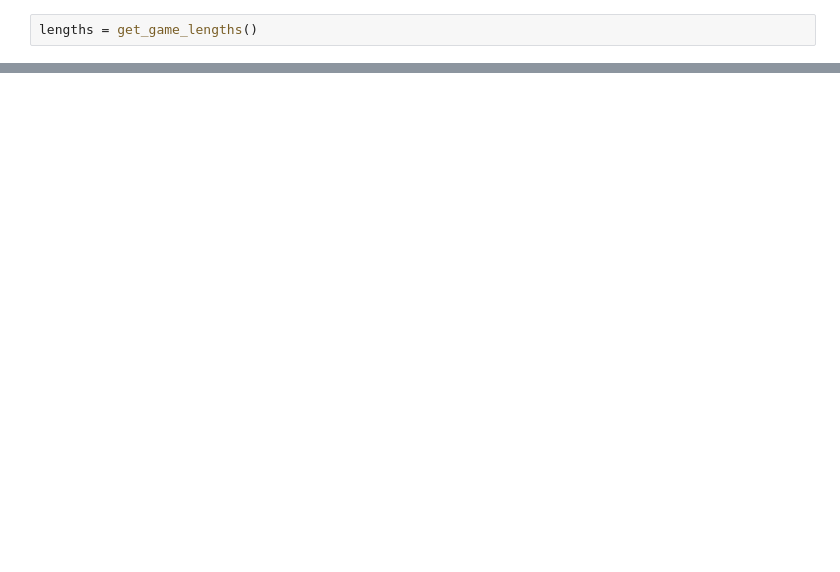
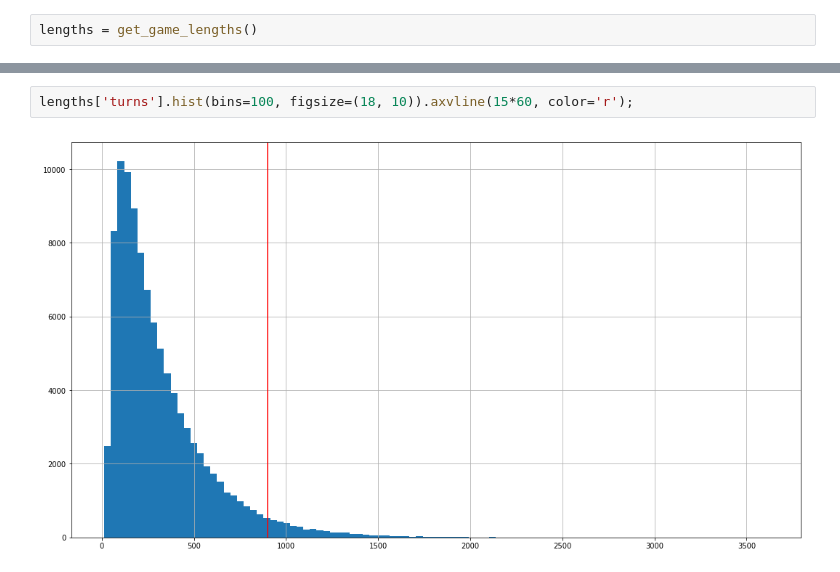
Before and after one commit to NapsterInBlue/War, a Jupyter notebook: Function_EDA.ipynb, the cells around one changed output, grey strips where cells are left out. Cells and saved outputs as stored; diff of their text form; blank space fills up the shorter version.

```diff
--- a/Function_EDA.ipynb
+++ b/Function_EDA.ipynb
@@ -74,0 +84,4 @@ for name, group in itertools.islice(gb, 100):
+# %%
+lengths['turns'].hist(bins=100, figsize=(18, 10)).axvline(15*60, color='r');
+# %% [output]
+[figure, added]
```
Also changed, not shown: parts of 46 cells of this notebook.
